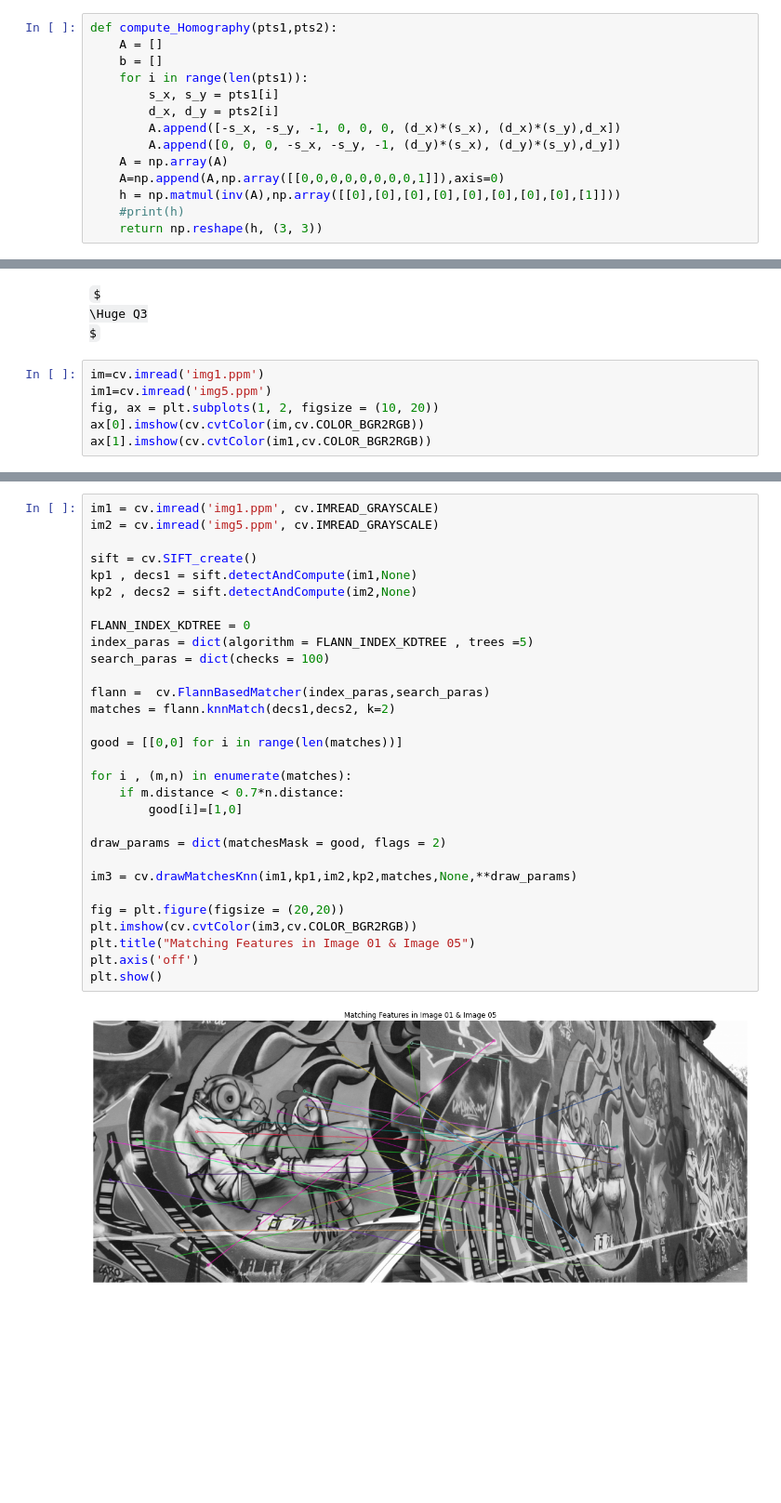
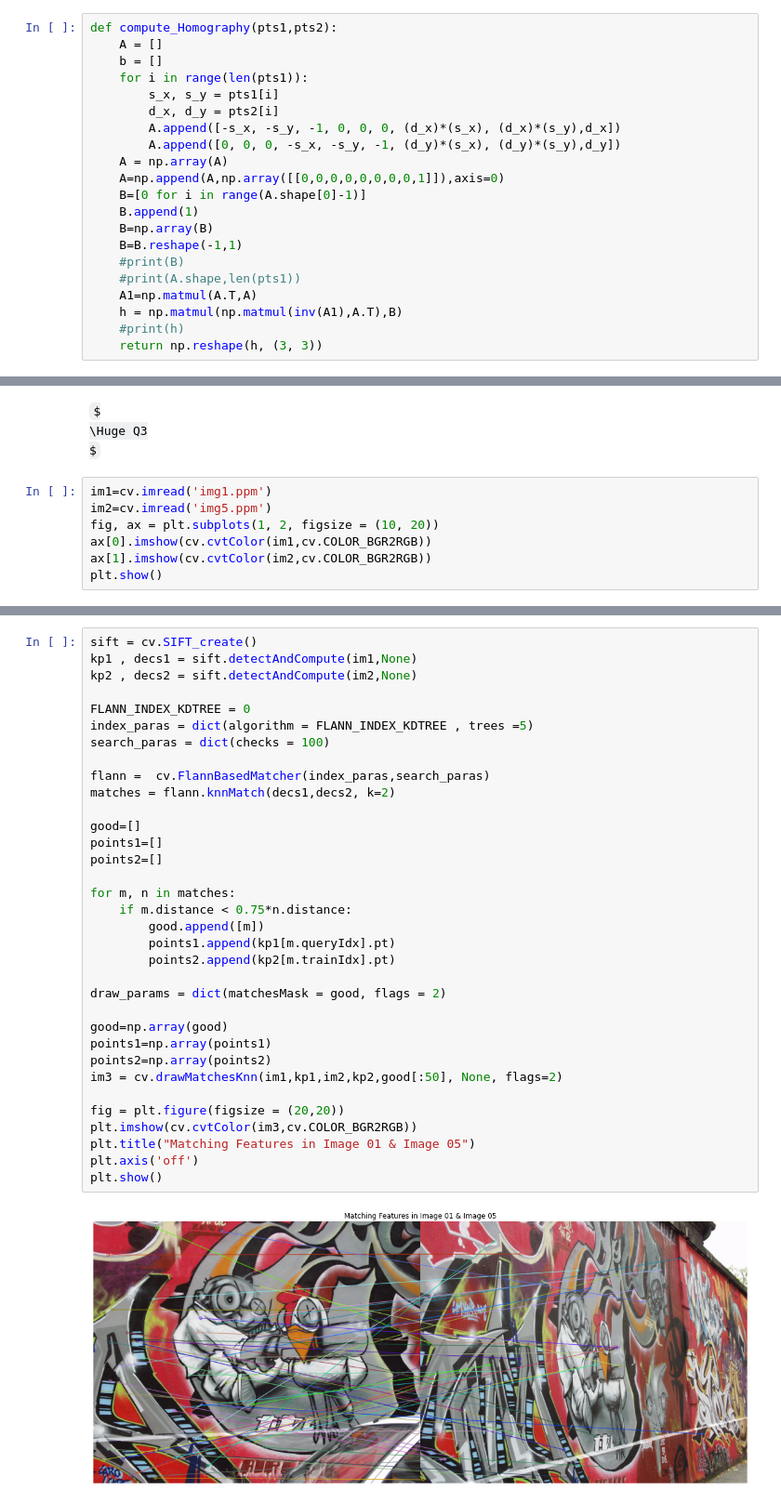
Before and after one commit to PrathapasingheSP99/Image-Processing, a Jupyter notebook: Assignment 2/190470X_Assesment2.ipynb, the cells around one changed output, grey strips where cells are left out. Shown at 93% size. Saved outputs shown, nothing was run; the diff lists cells and outputs as text; some formulas as TeX source; blank space fills up the shorter version.

```diff
--- a/Assignment 2/190470X_Assesment2.ipynb
+++ b/Assignment 2/190470X_Assesment2.ipynb
@@ -199,7 +199,14 @@ def compute_Homography(pts1,pts2):
         A.append([0, 0, 0, -s_x, -s_y, -1, (d_y)*(s_x), (d_y)*(s_y),d_y])
     A = np.array(A)
     A=np.append(A,np.array([[0,0,0,0,0,0,0,0,1]]),axis=0)
-    h = np.matmul(inv(A),np.array([[0],[0],[0],[0],[0],[0],[0],[0],[1]]))
+    B=[0 for i in range(A.shape[0]-1)]
+    B.append(1)
+    B=np.array(B)
+    B=B.reshape(-1,1)
+    #print(B)
+    #print(A.shape,len(pts1))
+    A1=np.matmul(A.T,A)
+    h = np.matmul(np.matmul(inv(A1),A.T),B)
     #print(h)
     return np.reshape(h, (3, 3))
 # %%
@@ -234,9 +241,10 @@ $
 \Huge Q3
 $
 # %%
-im=cv.imread('img1.ppm')
-im1=cv.imread('img5.ppm')
+im1=cv.imread('img1.ppm')
+im2=cv.imread('img5.ppm')
 fig, ax = plt.subplots(1, 2, figsize = (10, 20))
-ax[0].imshow(cv.cvtColor(im,cv.COLOR_BGR2RGB))
-ax[1].imshow(cv.cvtColor(im1,cv.COLOR_BGR2RGB))
+ax[0].imshow(cv.cvtColor(im1,cv.COLOR_BGR2RGB))
+ax[1].imshow(cv.cvtColor(im2,cv.COLOR_BGR2RGB))
+plt.show()
 # %% [output]
@@ -244,33 +251,37 @@ ax[1].imshow(cv.cvtColor(im1,cv.COLOR_BGR2RGB))
 [figure]
 # %%
-im1 = cv.imread('img1.ppm', cv.IMREAD_GRAYSCALE)
-im2 = cv.imread('img5.ppm', cv.IMREAD_GRAYSCALE)
-
 sift = cv.SIFT_create()
 kp1 , decs1 = sift.detectAndCompute(im1,None)
 kp2 , decs2 = sift.detectAndCompute(im2,None)
 
 FLANN_INDEX_KDTREE = 0
 index_paras = dict(algorithm = FLANN_INDEX_KDTREE , trees =5)
 search_paras = dict(checks = 100)
 
 flann =  cv.FlannBasedMatcher(index_paras,search_paras)
 matches = flann.knnMatch(decs1,decs2, k=2)
 
-good = [[0,0] for i in range(len(matches))]
+good=[]
+points1=[]
+points2=[]
 
-for i , (m,n) in enumerate(matches):
-    if m.distance < 0.7*n.distance:
-        good[i]=[1,0]
+for m, n in matches:
+    if m.distance < 0.75*n.distance:
+        good.append([m])
+        points1.append(kp1[m.queryIdx].pt)
+        points2.append(kp2[m.trainIdx].pt)
 
 draw_params = dict(matchesMask = good, flags = 2)
 
-im3 = cv.drawMatchesKnn(im1,kp1,im2,kp2,matches,None,**draw_params)
+good=np.array(good)
+points1=np.array(points1)
+points2=np.array(points2)
+im3 = cv.drawMatchesKnn(im1,kp1,im2,kp2,good[:50], None, flags=2)
 
 fig = plt.figure(figsize = (20,20))
 plt.imshow(cv.cvtColor(im3,cv.COLOR_BGR2RGB))
 plt.title("Matching Features in Image 01 & Image 05")
 plt.axis('off')
 plt.show()
 # %% [output]
-[figure, old version]
+[figure, new version]
```
Also changed, not shown: parts of 10 cells of this notebook.
